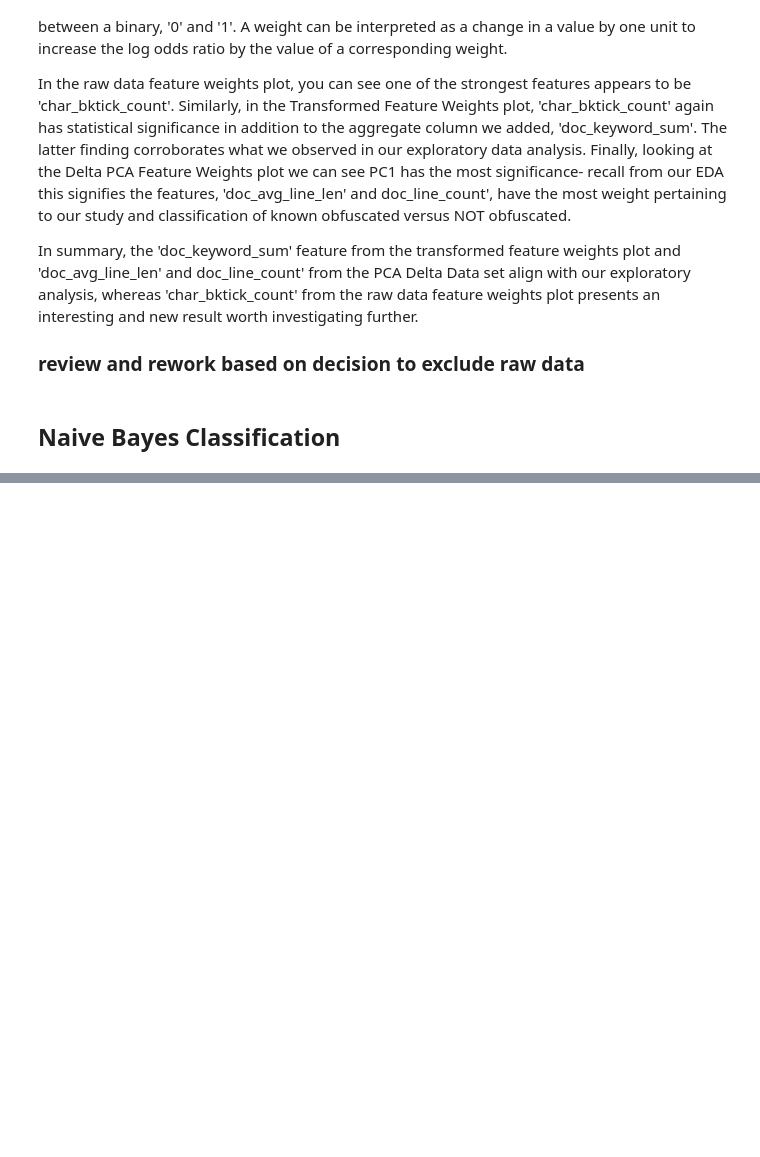
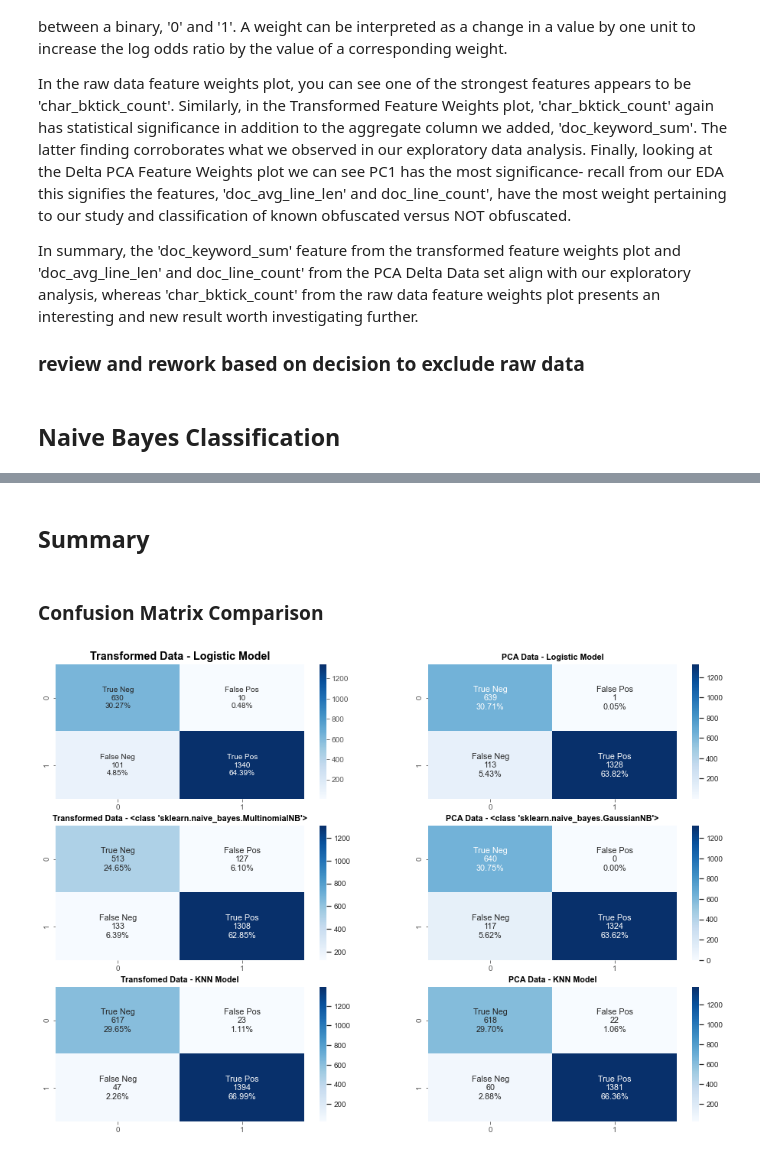
Before and after one commit to bx-lr/ps_obf_ml, a Jupyter notebook: labs/DS7331_Lab_2_ps_obf_ml_2.ipynb, the cells around one changed output, grey strips where cells are left out. Saved outputs shown, nothing was run; the diff lists cells and outputs as text; code cells hidden in the pictures; blank space fills up the shorter version.

```diff
--- a/labs/DS7331_Lab_2_ps_obf_ml_2.ipynb
+++ b/labs/DS7331_Lab_2_ps_obf_ml_2.ipynb
@@ -329,0 +427,32 @@ Confusion Matrix:
+# %% [markdown]
+## Summary
+# %% [markdown]
+### Confusion Matrix Comparison
+# %%
+def show_conf_matrix(model_list, num_of_columns=2):
+    '''Function for creating and plotting graphical confusion matrix'''
+    fig, axs = plt.subplots(3, ncols=num_of_columns)
+    fig.set_figheight(11); fig.set_figwidth(16)
+    h_pos, v_pos = 0, 0 # Contains current position on plot to put chart
+    for i in range(len(model_list)):
+        conf_matrix = model_list[i][2]
+        title = model_list[i][0]
+        group_names = ['True Neg','False Pos','False Neg','True Pos']
+        group_counts = ['{0:0.0f}'.format(value) for value in conf_matrix.flatten()]
+        group_percentages = ['{0:.2%}'.format(value) for value in conf_matrix.flatten()/np.sum(conf_matrix)]
+        labels = [f'{v1}\n{v2}\n{v3}' for v1, v2, v3 in zip(group_names,group_counts,group_percentages)]
+        labels = np.asarray(labels).reshape(2,2)
+        # Display the confusion matrix
+        sns.heatmap(conf_matrix, annot=labels, fmt='', cmap='Blues', ax=axs[v_pos, h_pos]).set_title(
+            str(title), fontdict={'weight':'bold'}
+            )
+        sns.set(font_scale=.9)
+        # Increment the position
+        if h_pos == num_of_columns-1:
+            h_pos = 0;  v_pos += 1
+        else:
+            h_pos += 1
+
+show_conf_matrix(list_of_models, num_of_columns=2)
+# %% [output]
+[figure, added]
```
Also changed, not shown: parts of 24 cells of this notebook.
